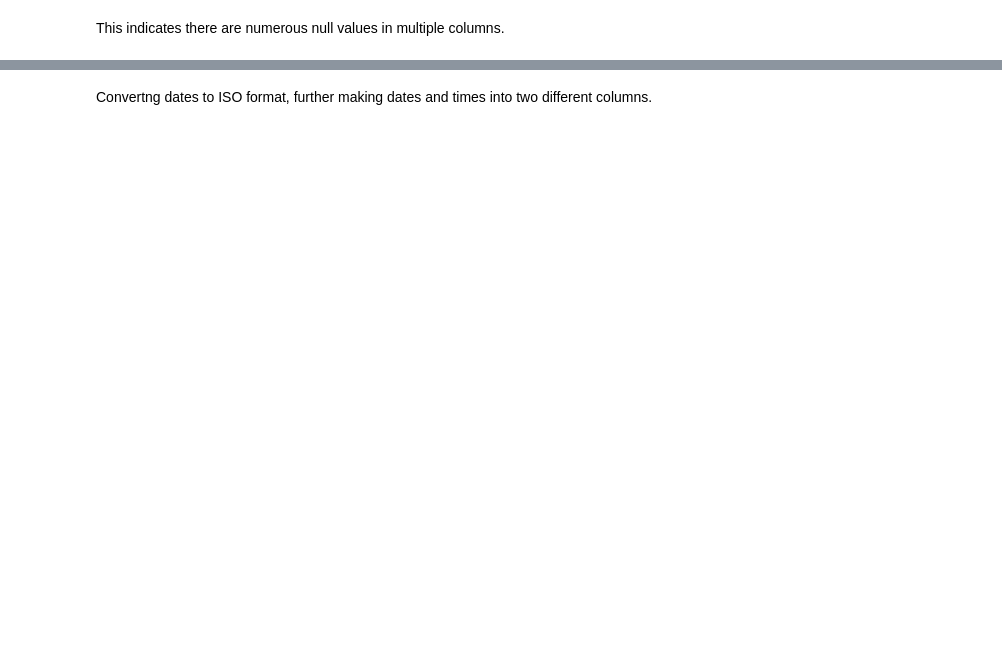
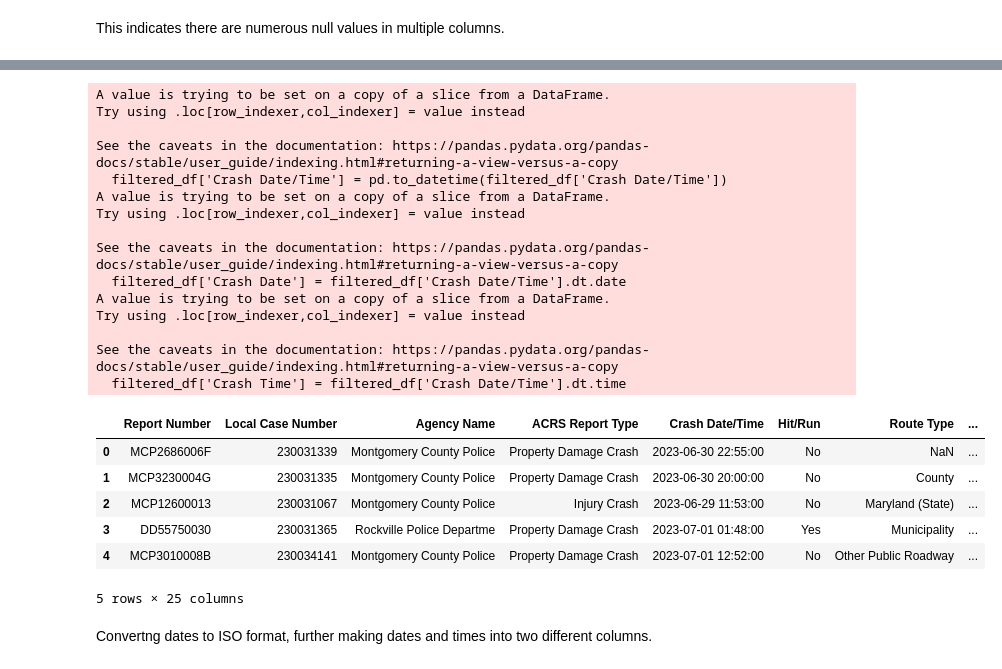
Before and after one commit to tanayshah11/car-crash-analytics, a Jupyter notebook: Final_Project_Checkpoint_2_Kalra_Kheria_Shah.ipynb, the cells around one changed output, grey strips where cells are left out. Drawn from its saved outputs; the diff is of its cells as text; code cells hidden in the pictures; blank space fills up the shorter version.

```diff
--- a/Final_Project_Checkpoint_2_Kalra_Kheria_Shah.ipynb
+++ b/Final_Project_Checkpoint_2_Kalra_Kheria_Shah.ipynb
@@ -140,8 +245,31 @@ print(filtered_df.duplicated().sum())
 # %%
 filtered_df['Crash Date/Time'] = pd.to_datetime(filtered_df['Crash Date/Time'])
 filtered_df['Crash Date'] = filtered_df['Crash Date/Time'].dt.date
 filtered_df['Crash Time'] = filtered_df['Crash Date/Time'].dt.time
-filtered_df
+filtered_df.head()
+# %% [output]
+A value is trying to be set on a copy of a slice from a DataFrame.
+Try using .loc[row_indexer,col_indexer] = value instead
+
+See the caveats in the documentation: https://pandas.pydata.org/pandas-docs/stable/user_guide/indexing.html#returning-a-view-versus-a-copy
+  filtered_df['Crash Date/Time'] = pd.to_datetime(filtered_df['Crash Date/Time'])
+A value is trying to be set on a copy of a slice from a DataFrame.
+Try using .loc[row_indexer,col_indexer] = value instead
+
+See the caveats in the documentation: https://pandas.pydata.org/pandas-docs/stable/user_guide/indexing.html#returning-a-view-versus-a-copy
+  filtered_df['Crash Date'] = filtered_df['Crash Date/Time'].dt.date
+A value is trying to be set on a copy of a slice from a DataFrame.
+Try using .loc[row_indexer,col_indexer] = value instead
+
+See the caveats in the documentation: https://pandas.pydata.org/pandas-docs/stable/user_guide/indexing.html#returning-a-view-versus-a-copy
+  filtered_df['Crash Time'] = filtered_df['Crash Date/Time'].dt.time
+|  | Report Number | Local Case Number | Agency Name | ACRS Report Type | Crash Date/Time | Hit/Run | Route Type | ... |
+| 0 | MCP2686006F | 230031339 | Montgomery County Police | Property Damage Crash | 2023-06-30 22:55:00 | No | NaN | ... |
+| 1 | MCP3230004G | 230031335 | Montgomery County Police | Property Damage Crash | 2023-06-30 20:00:00 | No | County | ... |
+| 2 | MCP12600013 | 230031067 | Montgomery County Police | Injury Crash | 2023-06-29 11:53:00 | No | Maryland (State) | ... |
+| 3 | DD55750030 | 230031365 | Rockville Police Departme | Property Damage Crash | 2023-07-01 01:48:00 | Yes | Municipality | ... |
+| 4 | MCP3010008B | 230034141 | Montgomery County Police | Property Damage Crash | 2023-07-01 12:52:00 | No | Other Public Roadway | ... |
+5 rows × 25 columns
 # %% [markdown]
 Convertng dates to ISO format, further making dates and times into two different columns.
 # %%
```
Also changed, not shown: parts of 19 cells of this notebook.
